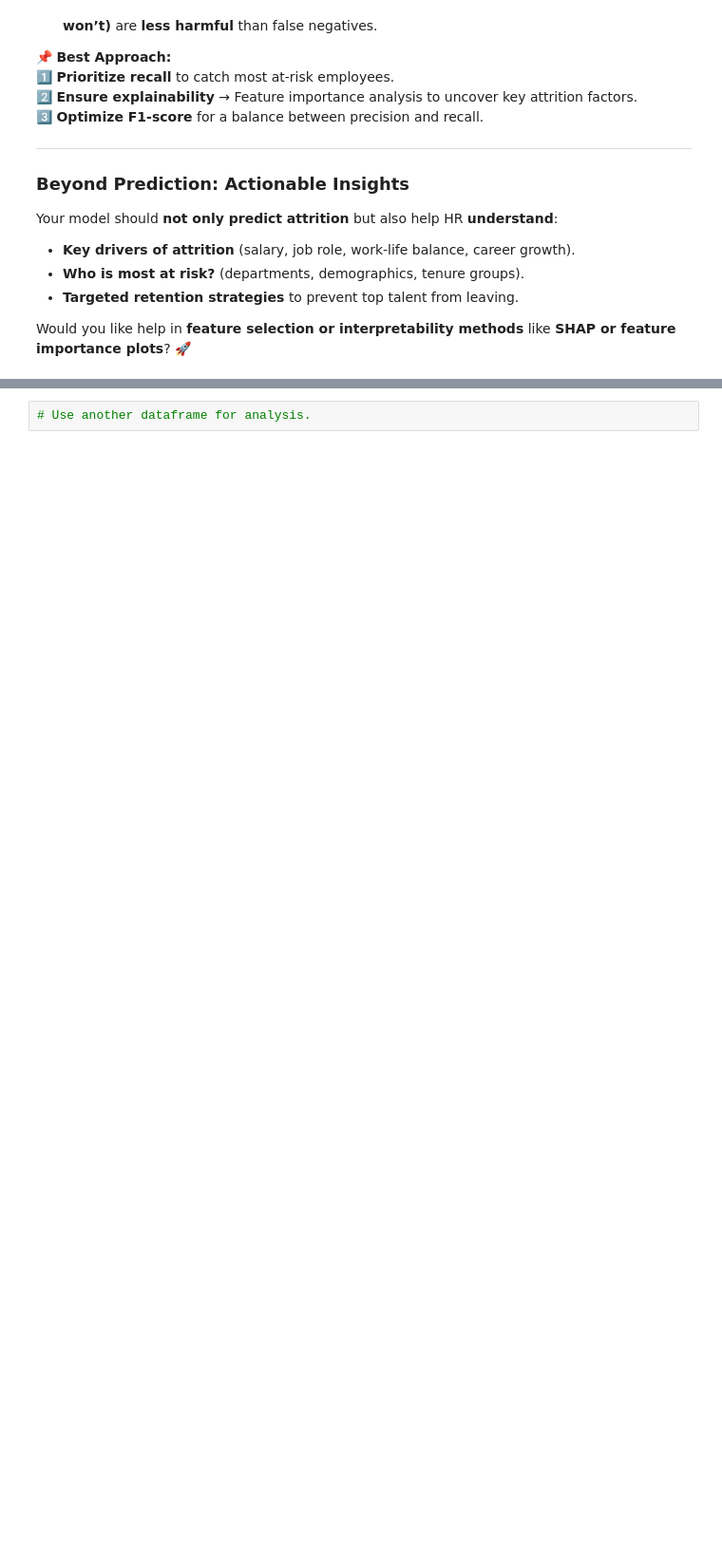
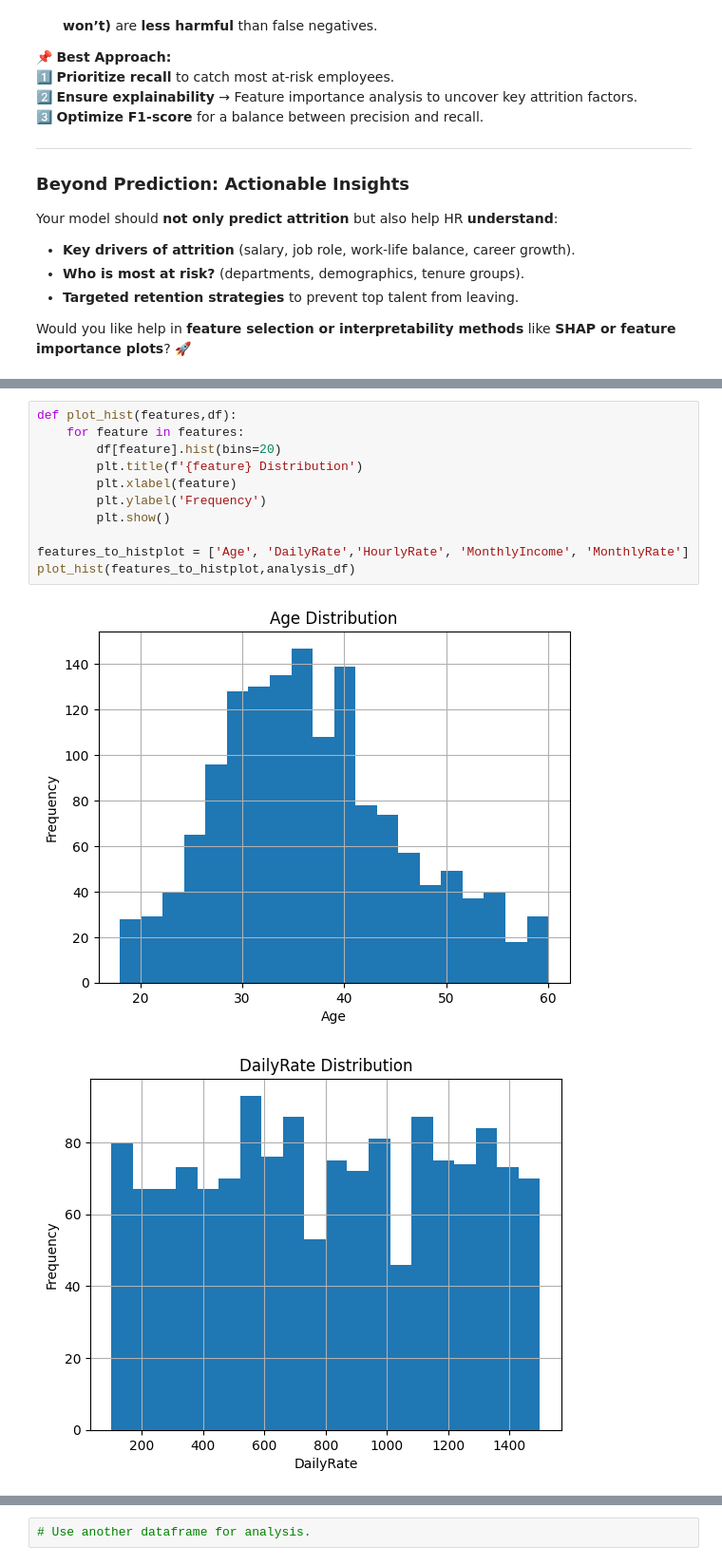
Before and after one commit to Sarthak-G0yal/PredictingEmployeeAttrition, a Jupyter notebook: notebook.ipynb, the cells around one changed output, grey strips where cells are left out. Shown at 95% size. Saved outputs shown, nothing was run; the diff lists cells and outputs as text; blank space fills up the shorter version.

```diff
--- a/notebook.ipynb
+++ b/notebook.ipynb
@@ -89,0 +114,14 @@ dtype: int64
+# %%
+def plot_hist(features,df):
+    for feature in features:
+        df[feature].hist(bins=20)
+        plt.title(f'{feature} Distribution')
+        plt.xlabel(feature)
+        plt.ylabel('Frequency')
+        plt.show()
+
+features_to_histplot = ['Age', 'DailyRate','HourlyRate', 'MonthlyIncome', 'MonthlyRate']
+plot_hist(features_to_histplot,analysis_df)
+# %% [output]
+[figure, added]
+[figure, added]
```
Also changed, not shown: parts of 19 cells of this notebook, 2 other files.
